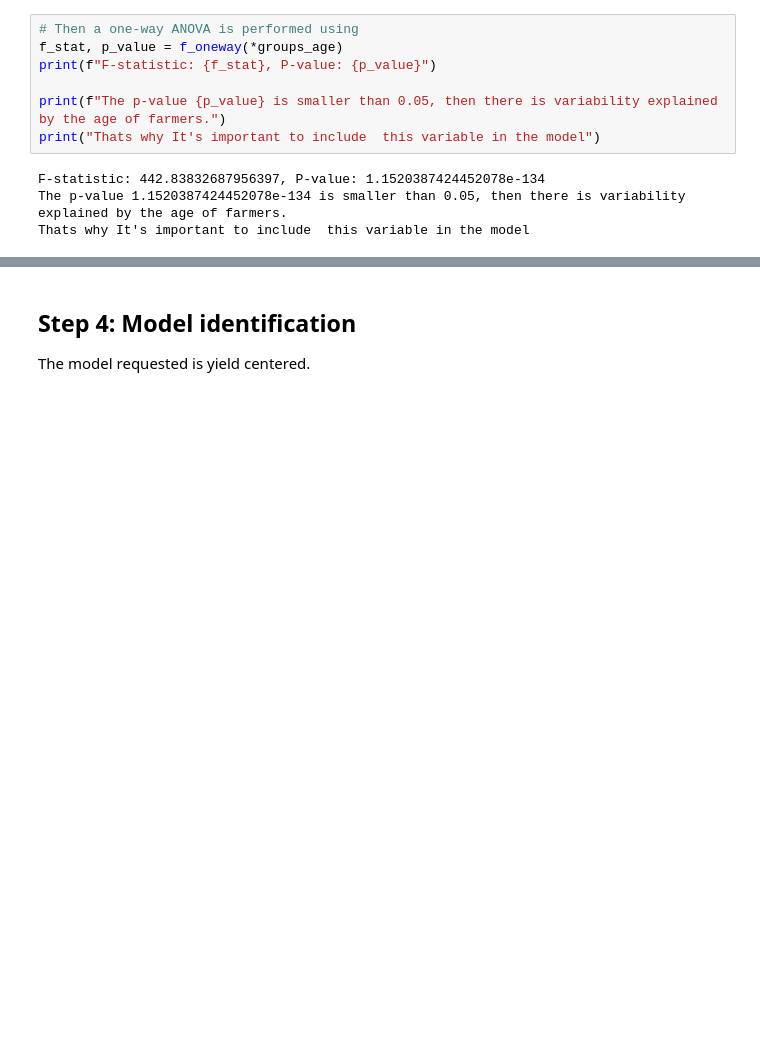
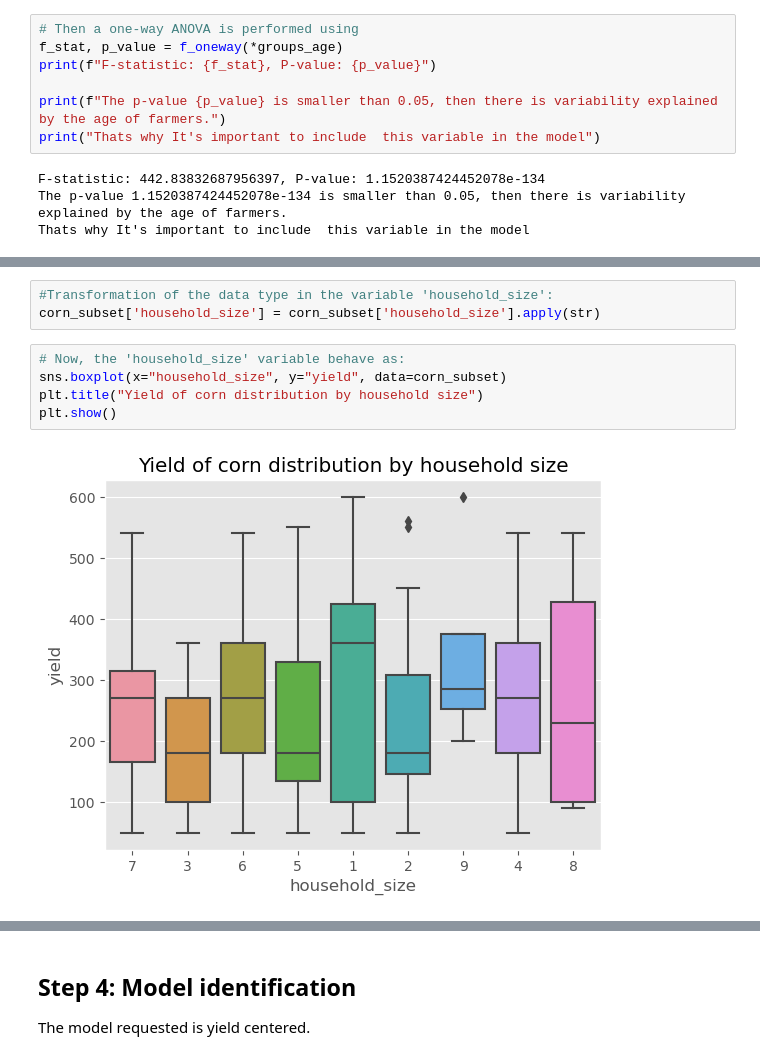
Before and after one commit to bizzaccelerator/midterm-project-mlzoomcamp, a Jupyter notebook: notebook.ipynb, the cells around one changed output, grey strips where cells are left out. Drawn from its saved outputs; the diff is of its cells as text; blank space fills up the shorter version.

Commit message:
household_size variable analysis in process.

```diff
--- a/notebook.ipynb
+++ b/notebook.ipynb
@@ -405,0 +417,10 @@ Thats why It's important to include  this variable in the model
+# %%
+#Transformation of the data type in the variable 'household_size':
+corn_subset['household_size'] = corn_subset['household_size'].apply(str)
+# %%
+# Now, the 'household_size' variable behave as:
+sns.boxplot(x="household_size", y="yield", data=corn_subset)
+plt.title("Yield of corn distribution by household size")
+plt.show()
+# %% [output]
+[figure, added]
```
Also changed, not shown: parts of 5 cells of this notebook.
